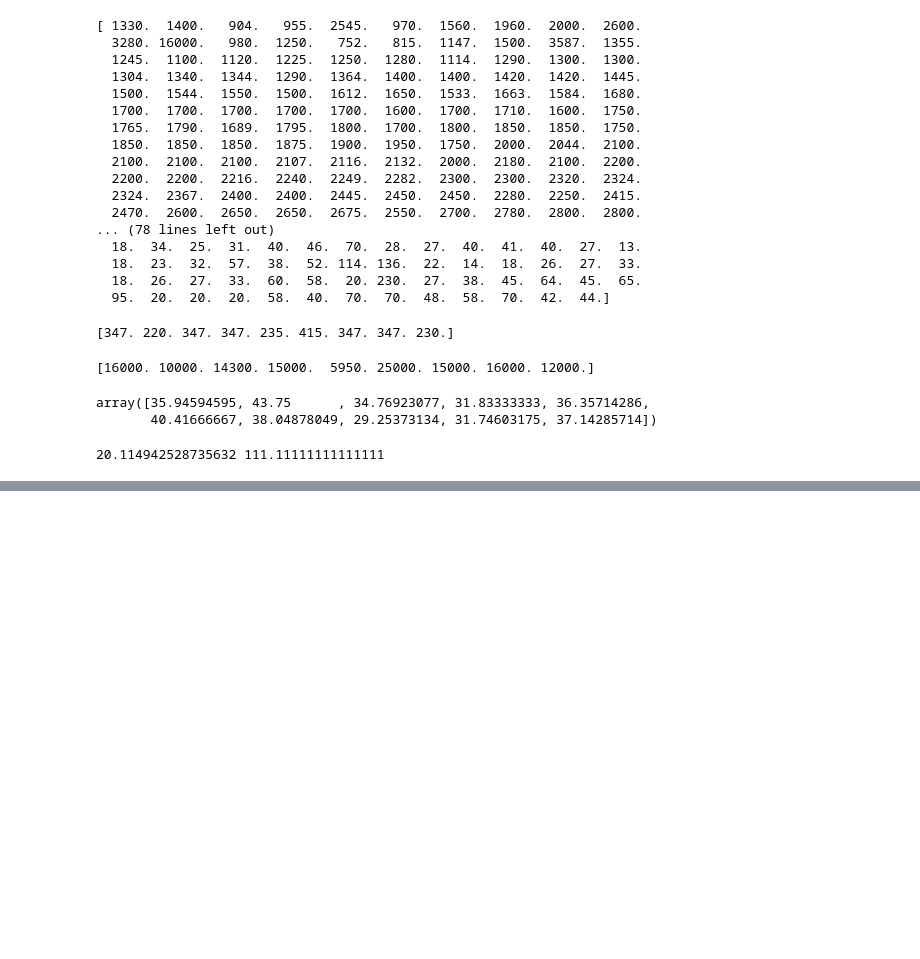
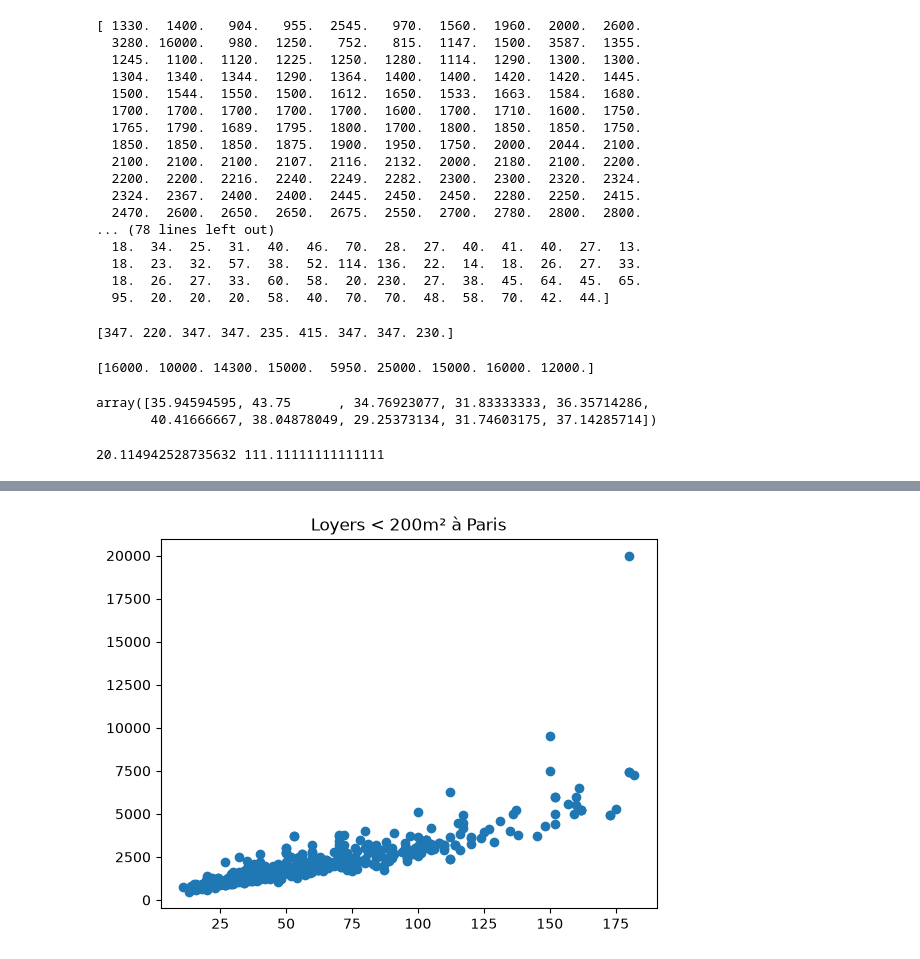
Before and after one commit to cyrilvincent/datascience, a Jupyter notebook: tp_house.ipynb, the cells around one changed output, grey strips where cells are left out. Drawn from its saved outputs; the diff is of its cells as text; code cells hidden in the pictures; blank space fills up the shorter version.

```diff
--- a/tp_house.ipynb
+++ b/tp_house.ipynb
@@ -55,0 +66,6 @@ print(np.min(loyers_m2), loyer_m2.max())
+# %%
+plt.scatter(surfaces_inf200, loyers_inf200)
+plt.title("Loyers < 200m² à Paris")
+plt.show()
+# %% [output]
+[figure, added]
```
Also changed, not shown: parts of 3 cells of this notebook, 3 other files.
